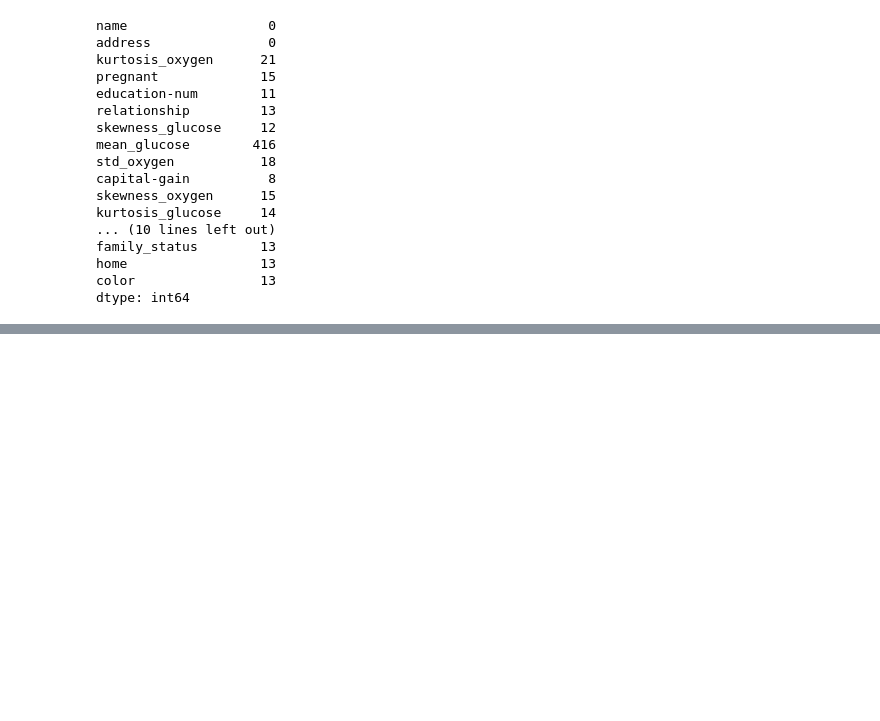
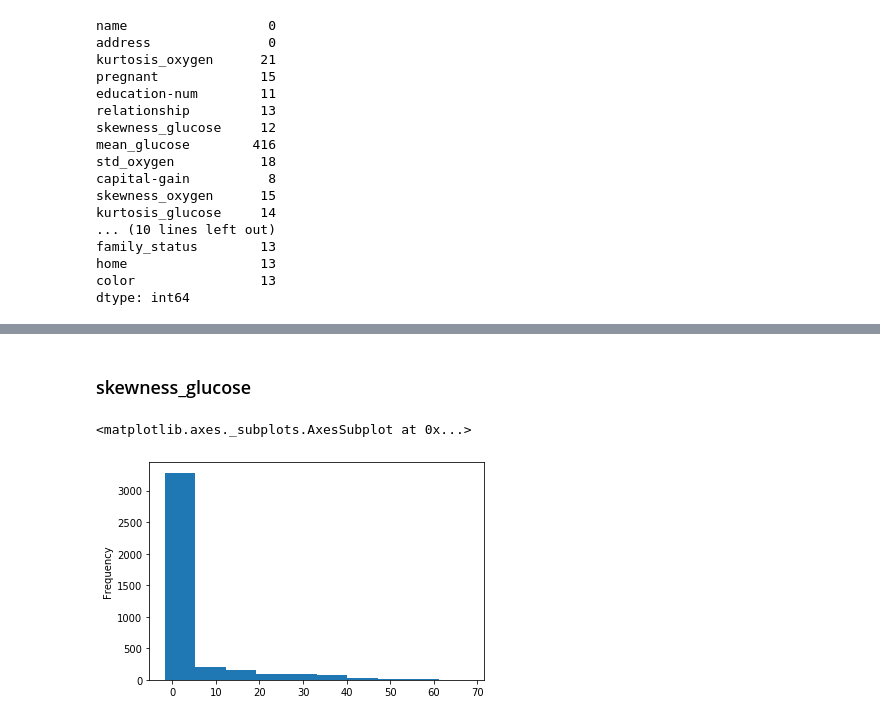
Before and after one commit to xheban/IAU-projekt, a Jupyter notebook: Projekt.ipynb, the cells around one changed output, grey strips where cells are left out. Cells and saved outputs as stored; diff of their text form; code cells hidden in the pictures; blank space fills up the shorter version.

```diff
--- a/Projekt.ipynb
+++ b/Projekt.ipynb
@@ -352,0 +378,7 @@ Tento dataset má množstvo nevyplnených údajov, najviac chýbajúcich je pre
+# %% [markdown]
+### skewness_glucose
+# %%
+other_train["skewness_glucose"].plot.hist()
+# %% [output]
+<matplotlib.axes._subplots.AxesSubplot at 0x...>
+[figure, added]
```
Also changed, not shown: parts of 55 cells of this notebook.
